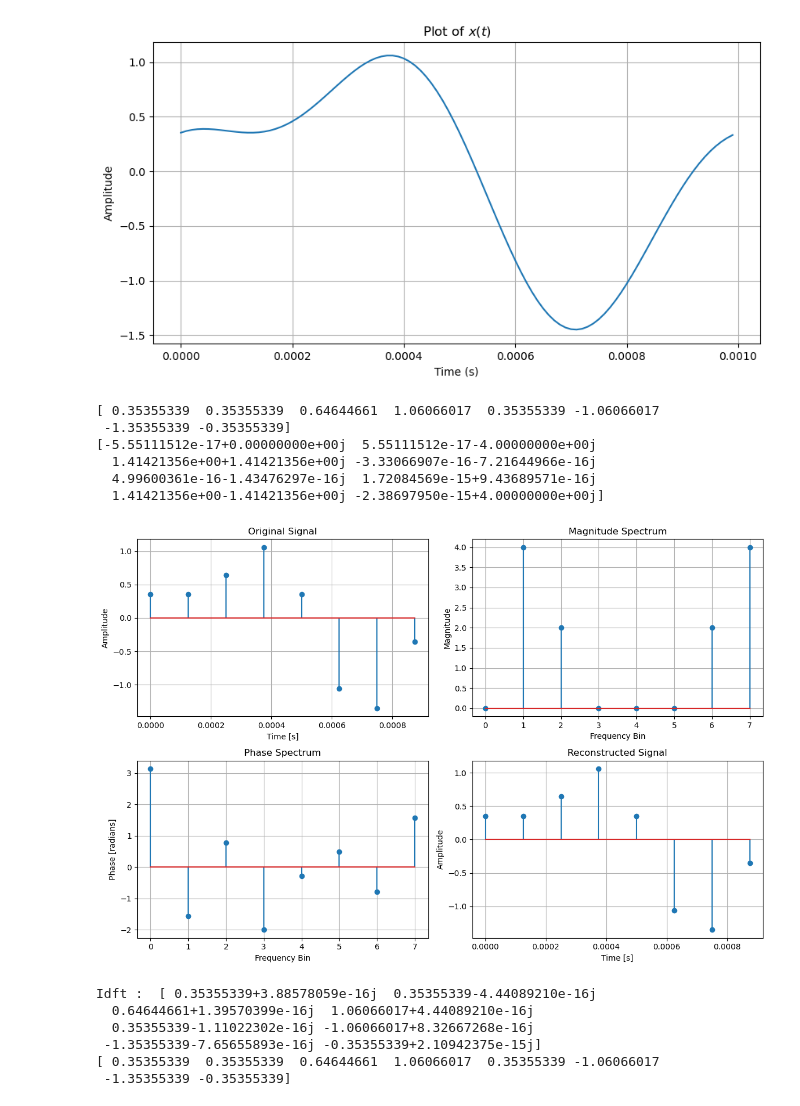
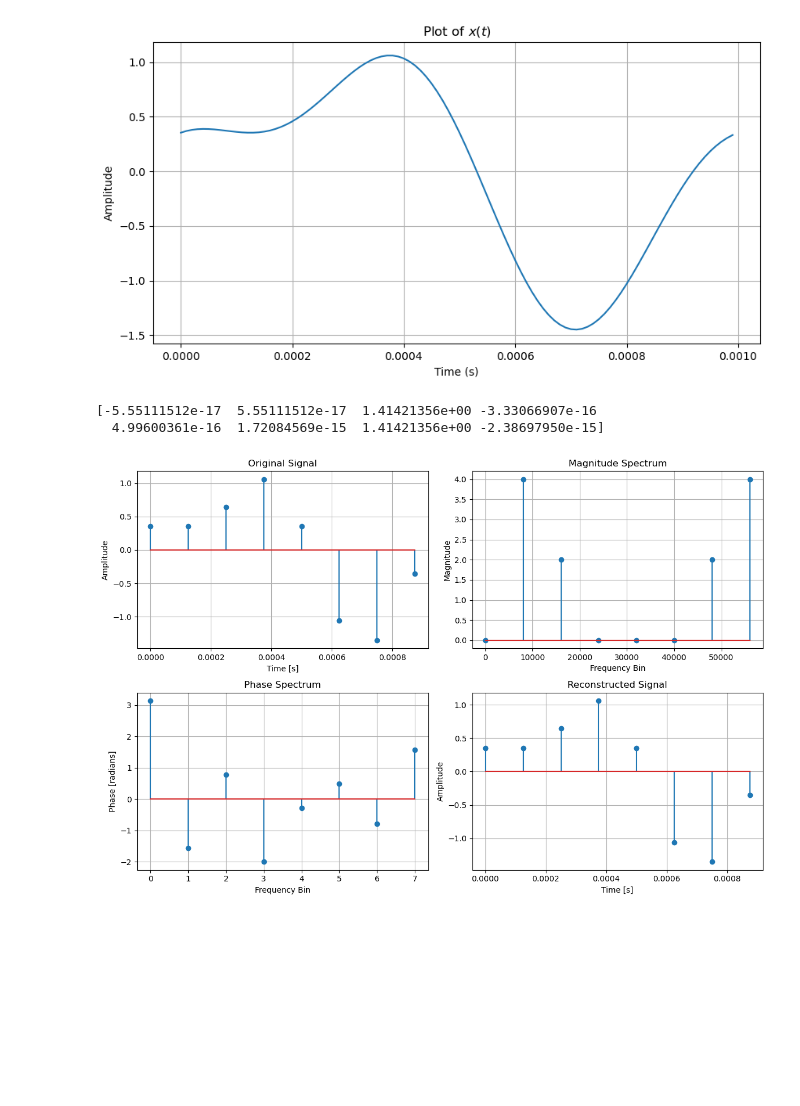
Before and after one commit to aburayhansiddike/DSP_LAB, a Jupyter notebook: conclusion.ipynb, the cells around one changed output. Drawn from its saved outputs; the diff is of its cells as text; code cells hidden in the pictures; blank space fills up the shorter version.

```diff
--- a/conclusion.ipynb
+++ b/conclusion.ipynb
@@ -31,10 +31,9 @@ N = 8
 
 # Time vector for 8 samples
 t = np.arange(0, 8) * T
-
 # Discrete signal
 x = A1 * np.sin(2 * np.pi * f1 * t) + A2 * np.sin(2 * np.pi * f2 * t + phi2)
-print(x)
+
 plt.figure(figsize=(12, 8))
 
 plt.subplot(2, 2, 1)
@@ -50,54 +49,44 @@ X = np.zeros(N, dtype=complex)
 for k in range(N):
     for n in range(N):
         X[k] += x[n] * np.exp(-1j * 2 * np.pi * k * n / N)
-print(X)
+
+
 # Magnitude and phase spectra
 magnitude_spectrum = np.abs(X)
 plt.subplot(2, 2, 2)
-plt.stem(np.arange(N), magnitude_spectrum, use_line_collection=True)
+plt.stem(np.arange(N) * 8000, magnitude_spectrum, use_line_collection=True)
 plt.title('Magnitude Spectrum')
 plt.xlabel('Frequency Bin')
 plt.ylabel('Magnitude')
 plt.grid(True)
 
 phase_spectrum = np.angle(X)
 plt.subplot(2, 2, 3)
 plt.stem(np.arange(N), phase_spectrum, use_line_collection=True)
 plt.title('Phase Spectrum')
 plt.xlabel('Frequency Bin')
 plt.ylabel('Phase [radians]')
 plt.grid(True)
 
 # Compute the inverse DFT manually
 x_reconstructed = np.zeros(N, dtype=complex)
 for n in range(N):
     for k in range(N):
         x_reconstructed[n] += X[k] * np.exp(1j * 2 * np.pi * k * n / N)
 x_reconstructed /= N
 
+print(np.real(X))
 plt.subplot(2, 2, 4)
 plt.stem(t, np.real(x_reconstructed), use_line_collection=True)
 plt.title('Reconstructed Signal')
 plt.xlabel('Time [s]')
 plt.ylabel('Amplitude')
 plt.grid(True)
 
 plt.tight_layout()
 plt.show()
-print('Idft : ', x_reconstructed)
-print(np.real(x_reconstructed))
 # %% [output]
 [figure]
-[ 0.35355339  0.35355339  0.64644661  1.06066017  0.35355339 -1.06066017
- -1.35355339 -0.35355339]
-[-5.55111512e-17+0.00000000e+00j  5.55111512e-17-4.00000000e+00j
-  1.41421356e+00+1.41421356e+00j -3.33066907e-16-7.21644966e-16j
-  4.99600361e-16-1.43476297e-16j  1.72084569e-15+9.43689571e-16j
-  1.41421356e+00-1.41421356e+00j -2.38697950e-15+4.00000000e+00j]
+[-5.55111512e-17  5.55111512e-17  1.41421356e+00 -3.33066907e-16
+  4.99600361e-16  1.72084569e-15  1.41421356e+00 -2.38697950e-15]
-[figure, old version]
+[figure, new version]
-Idft :  [ 0.35355339+3.88578059e-16j  0.35355339-4.44089210e-16j
-  0.64644661+1.39570399e-16j  1.06066017+4.44089210e-16j
-  0.35355339-1.11022302e-16j -1.06066017+8.32667268e-16j
- -1.35355339-7.65655893e-16j -0.35355339+2.10942375e-15j]
-[ 0.35355339  0.35355339  0.64644661  1.06066017  0.35355339 -1.06066017
- -1.35355339 -0.35355339]
```
Also changed, not shown: parts of 2 cells of this notebook, 7 other files.
